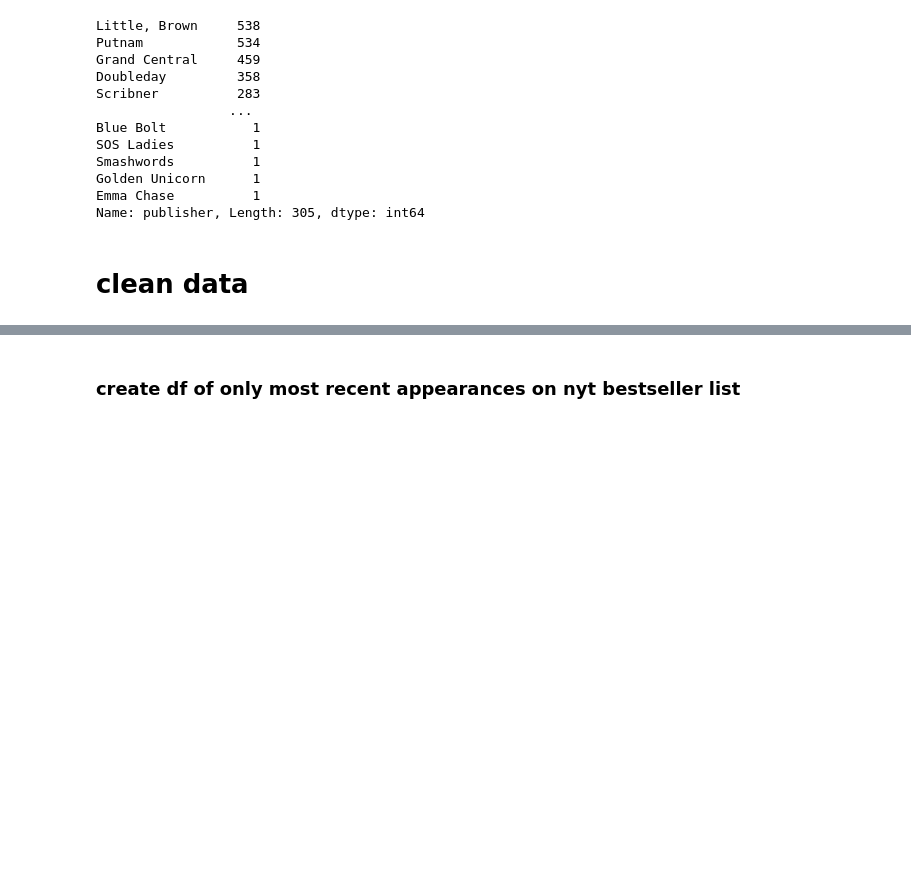
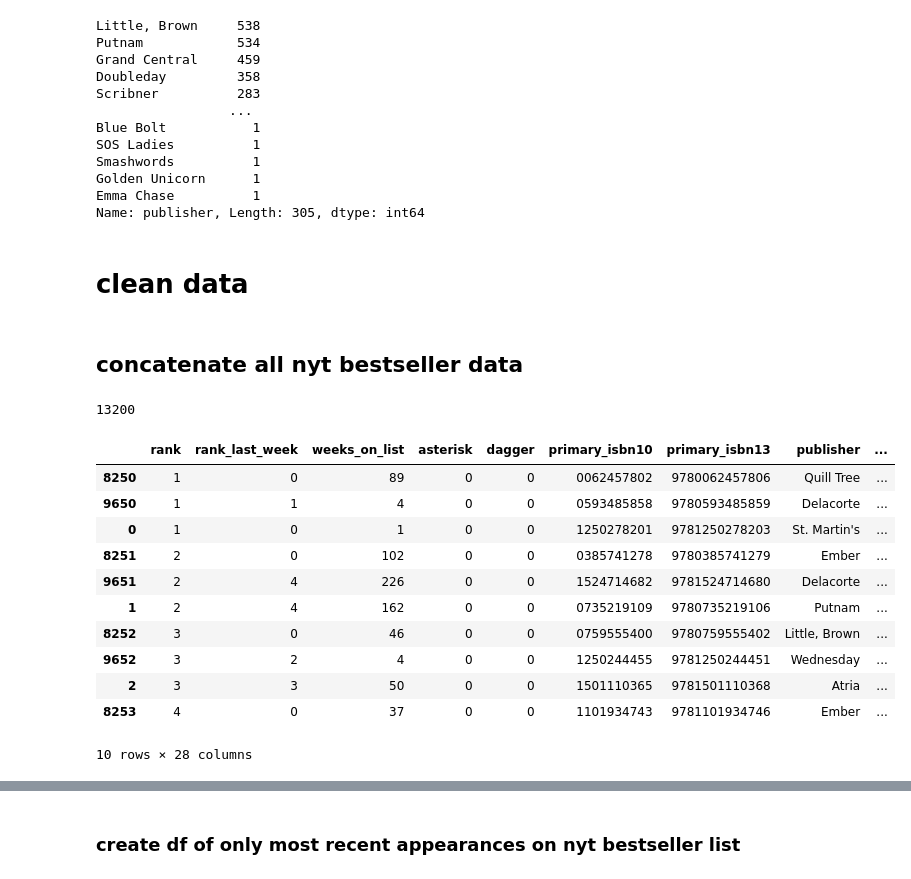
Before and after one commit to abigailasper/booktok-bestsellers, a Jupyter notebook: notebooks/nyt_goodreads_analysis.ipynb, the cells around one changed output, grey strips where cells are left out. Saved outputs shown, nothing was run; the diff lists cells and outputs as text; code cells hidden in the pictures; blank space fills up the shorter version.

```diff
--- a/notebooks/nyt_goodreads_analysis.ipynb
+++ b/notebooks/nyt_goodreads_analysis.ipynb
@@ -134,3 +134,28 @@ Emma Chase          1
 Name: publisher, Length: 305, dtype: int64
 # %% [markdown]
 # clean data
+# %% [markdown]
+## concatenate all nyt bestseller data
+# %%
+#merge fiction and YA bestseller data
+bestsellers_df = pd.concat([fiction_bestsellers_df, ya_paperback_bestsellers_df, ya_hardcover_bestsellers_df], ignore_index=True)
+len(bestsellers_df)
+# %% [output]
+13200
+# %%
+#sort concatenated df by week, then rank, then nyt_list
+bestsellers_df = bestsellers_df.sort_values(by = ['week', 'rank', 'nyt_list'], ascending = [False, True, False])
+bestsellers_df.head(10)
+# %% [output]
+|  | rank | rank_last_week | weeks_on_list | asterisk | dagger | primary_isbn10 | primary_isbn13 | publisher | ... |
+| 8250 | 1 | 0 | 89 | 0 | 0 | 0062457802 | 9780062457806 | Quill Tree | ... |
+| 9650 | 1 | 1 | 4 | 0 | 0 | 0593485858 | 9780593485859 | Delacorte | ... |
+| 0 | 1 | 0 | 1 | 0 | 0 | 1250278201 | 9781250278203 | St. Martin's | ... |
+| 8251 | 2 | 0 | 102 | 0 | 0 | 0385741278 | 9780385741279 | Ember | ... |
+| 9651 | 2 | 4 | 226 | 0 | 0 | 1524714682 | 9781524714680 | Delacorte | ... |
+| 1 | 2 | 4 | 162 | 0 | 0 | 0735219109 | 9780735219106 | Putnam | ... |
+| 8252 | 3 | 0 | 46 | 0 | 0 | 0759555400 | 9780759555402 | Little, Brown | ... |
+| 9652 | 3 | 2 | 4 | 0 | 0 | 1250244455 | 9781250244451 | Wednesday | ... |
+| 2 | 3 | 3 | 50 | 0 | 0 | 1501110365 | 9781501110368 | Atria | ... |
+| 8253 | 4 | 0 | 37 | 0 | 0 | 1101934743 | 9781101934746 | Ember | ... |
+10 rows × 28 columns
```
Also changed, not shown: parts of 23 cells of this notebook, 1 other file.
